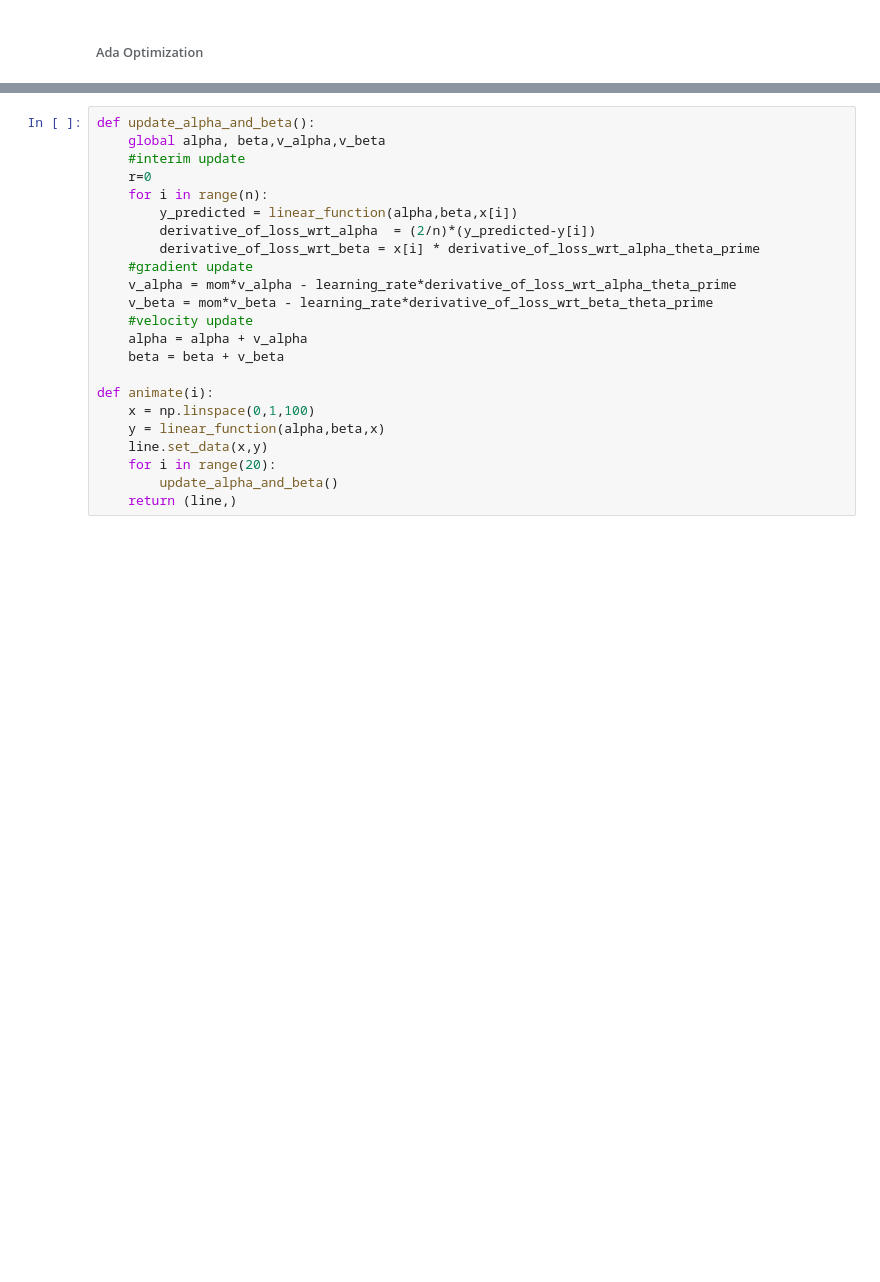
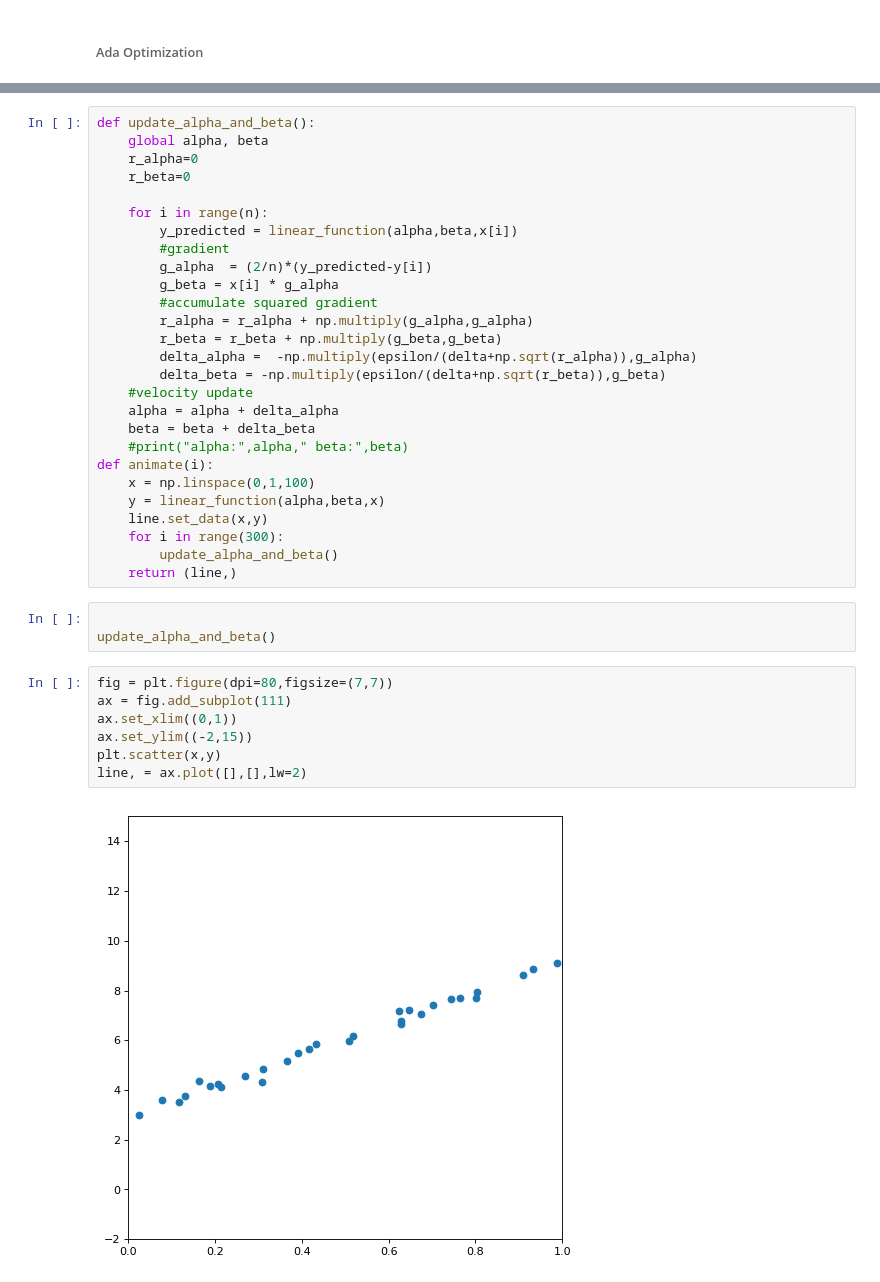
Before and after one commit to dougc333/TDS, a Jupyter notebook: linear_model.ipynb, the cells around one changed output, grey strips where cells are left out. Cells and saved outputs as stored; diff of their text form; blank space fills up the shorter version.

```diff
--- a/linear_model.ipynb
+++ b/linear_model.ipynb
@@ -417,23 +460,39 @@ r=0
 # %%
 def update_alpha_and_beta():
-    global alpha, beta,v_alpha,v_beta
-    #interim update
-    r=0
+    global alpha, beta
+    r_alpha=0
+    r_beta=0
+
     for i in range(n):
         y_predicted = linear_function(alpha,beta,x[i])
-        derivative_of_loss_wrt_alpha  = (2/n)*(y_predicted-y[i])
-        derivative_of_loss_wrt_beta = x[i] * derivative_of_loss_wrt_alpha_theta_prime
-    #gradient update
-    v_alpha = mom*v_alpha - learning_rate*derivative_of_loss_wrt_alpha_theta_prime
-    v_beta = mom*v_beta - learning_rate*derivative_of_loss_wrt_beta_theta_prime
+        #gradient
+        g_alpha  = (2/n)*(y_predicted-y[i])
+        g_beta = x[i] * g_alpha
+        #accumulate squared gradient
+        r_alpha = r_alpha + np.multiply(g_alpha,g_alpha)
+        r_beta = r_beta + np.multiply(g_beta,g_beta)
+        delta_alpha =  -np.multiply(epsilon/(delta+np.sqrt(r_alpha)),g_alpha)
+        delta_beta = -np.multiply(epsilon/(delta+np.sqrt(r_beta)),g_beta)
     #velocity update
-    alpha = alpha + v_alpha
-    beta = beta + v_beta
-
+    alpha = alpha + delta_alpha
+    beta = beta + delta_beta
+    #print("alpha:",alpha," beta:",beta)
 def animate(i):
     x = np.linspace(0,1,100)
     y = linear_function(alpha,beta,x)
     line.set_data(x,y)
-    for i in range(20):
+    for i in range(300):
         update_alpha_and_beta()
     return (line,)
+# %%
+
+update_alpha_and_beta()
+# %%
+fig = plt.figure(dpi=80,figsize=(7,7))
+ax = fig.add_subplot(111)
+ax.set_xlim((0,1))
+ax.set_ylim((-2,15))
+plt.scatter(x,y)
+line, = ax.plot([],[],lw=2)
+# %% [output]
+[figure, added]
```
Also changed, not shown: parts of 20 cells of this notebook, 2 other files.
